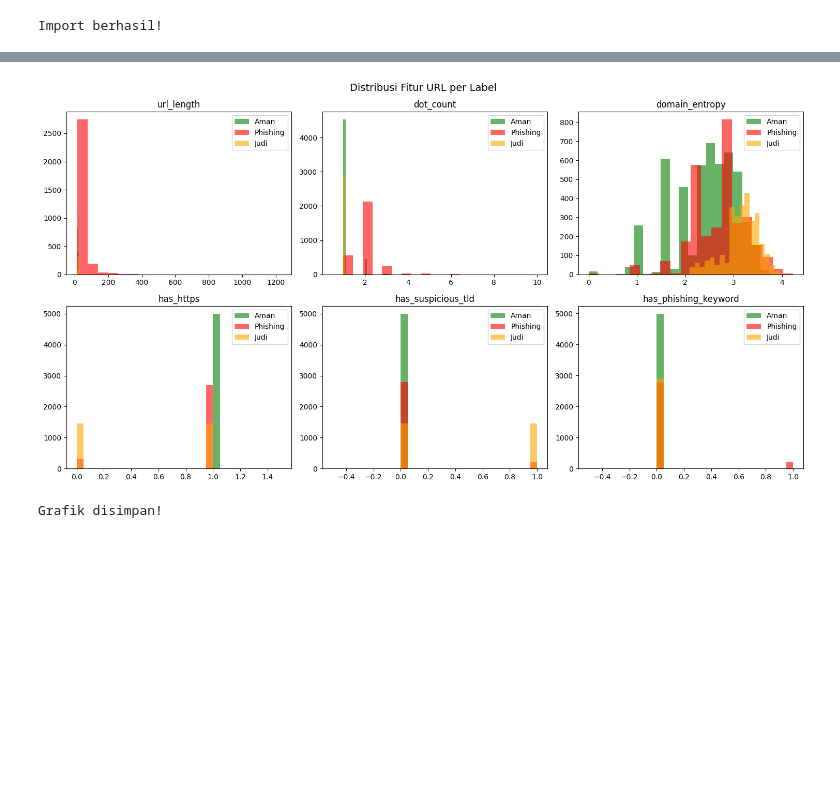
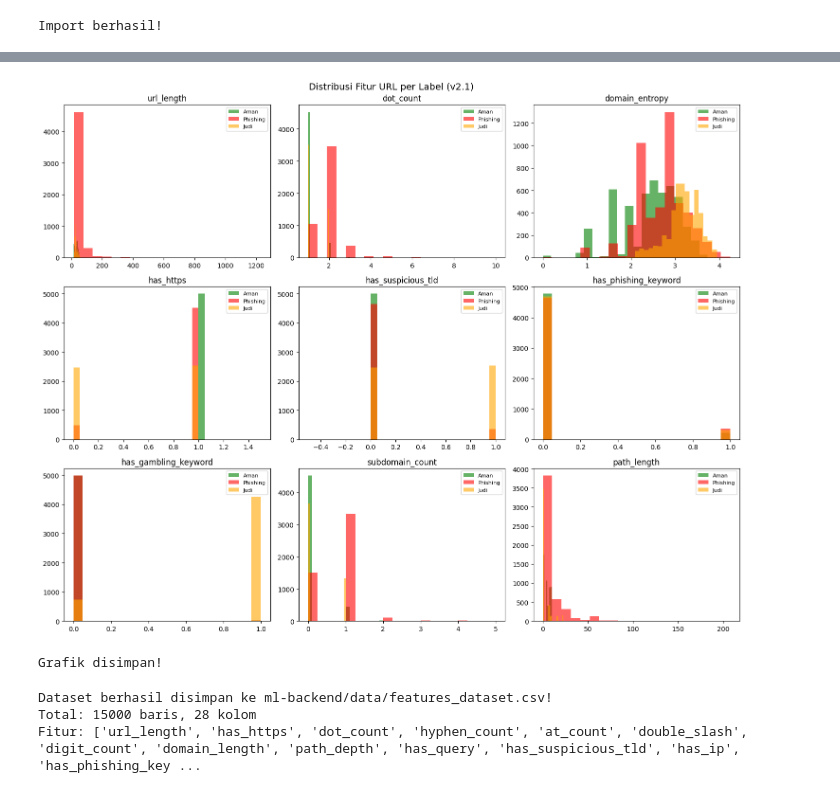
Before and after one commit to cinereuz/NETRA, a Jupyter notebook: notebooks/01_data_exploration.ipynb, the cells around one changed output, grey strips where cells are left out. Drawn from its saved outputs; the diff is of its cells as text; code cells hidden in the pictures; blank space fills up the shorter version.

```diff
--- a/notebooks/01_data_exploration.ipynb
+++ b/notebooks/01_data_exploration.ipynb
@@ -239,6 +317,21 @@ Contoh 3 baris pertama:
 # %%
-df_features.to_csv('../ml-backend/data/features_dataset.csv', index=False)
+import matplotlib.pyplot as plt
 
-print("Dataset berhasil disimpan ke ml-backend/data/features_dataset.csv!")
-print(f"Total: {len(df_features)} baris, {len(df_features.columns)} kolom")
+label_names = {0: 'Aman', 1: 'Phishing', 2: 'Judi'}
+colors      = {0: 'green', 1: 'red', 2: 'orange'}
+
+# Statistik rata-rata per kelas
+print("=== Rata-rata Fitur per Kelas ===")
+fitur_cek = ['url_length', 'dot_count', 'domain_entropy',
+             'has_https', 'has_suspicious_tld',
+             'has_phishing_keyword', 'has_gambling_keyword',
+             'subdomain_count', 'path_length']
+
+for fitur in fitur_cek:
+    print(f"\n{fitur}:")
+    for label, nama in label_names.items():
+        rata = df_features[df_features['label'] == label][fitur].mean()
+        print(f"  {nama:<12}: {rata:.3f}")
+
+print("\n✅ Jika nilai berbeda antar kelas → fitur berguna untuk ML")
 # %% [output]
@@ -247,30 +355,33 @@ Total: 10910 baris, 21 kolom
 # %%
-import matplotlib.pyplot as plt
-
-fig, axes = plt.subplots(2, 3, figsize=(15, 8))
-fig.suptitle('Distribusi Fitur URL per Label', fontsize=14)
-
-label_names = {0: 'Aman', 1: 'Phishing', 2: 'Judi'}
-colors      = {0: 'green', 1: 'red', 2: 'orange'}
+# Plot distribusi fitur
+fig, axes = plt.subplots(3, 3, figsize=(15, 12))
+fig.suptitle('Distribusi Fitur URL per Label (v2.1)', fontsize=14)
 
 fitur_plot = ['url_length', 'dot_count', 'domain_entropy',
-              'has_https', 'has_suspicious_tld', 'has_phishing_keyword']
+              'has_https', 'has_suspicious_tld', 'has_phishing_keyword',
+              'has_gambling_keyword', 'subdomain_count', 'path_length']
 
 for idx, fitur in enumerate(fitur_plot):
     ax = axes[idx // 3][idx % 3]
-
     for label, nama in label_names.items():
         data = df_features[df_features['label'] == label][fitur]
-        ax.hist(data, alpha=0.6, label=nama,
-                color=colors[label], bins=20)
-
+        ax.hist(data, alpha=0.6, label=nama, color=colors[label], bins=20)
     ax.set_title(fitur)
-    ax.legend()
+    ax.legend(fontsize=8)
 
 plt.tight_layout()
-plt.savefig('../dataset/feature_distribution.png', dpi=100)
+plt.savefig('../dataset/feature_distribution_v21.png', dpi=100)
 plt.show()
 print("Grafik disimpan!")
 # %% [output]
-[figure, old version]
+[figure, new version]
 Grafik disimpan!
+# %%
+df_features.to_csv('../ml-backend/data/features_dataset.csv', index=False)
+print("Dataset berhasil disimpan ke ml-backend/data/features_dataset.csv!")
+print(f"Total: {len(df_features)} baris, {len(df_features.columns)} kolom")
+print(f"Fitur: {[c for c in df_features.columns if c != 'label']}")
+# %% [output]
+Dataset berhasil disimpan ke ml-backend/data/features_dataset.csv!
+Total: 15000 baris, 28 kolom
+Fitur: ['url_length', 'has_https', 'dot_count', 'hyphen_count', 'at_count', 'double_slash', 'digit_count', 'domain_length', 'path_depth', 'has_query', 'has_suspicious_tld', 'has_ip', 'has_phishing_key ...
```
Also changed, not shown: parts of 8 cells of this notebook, 14 other files.
